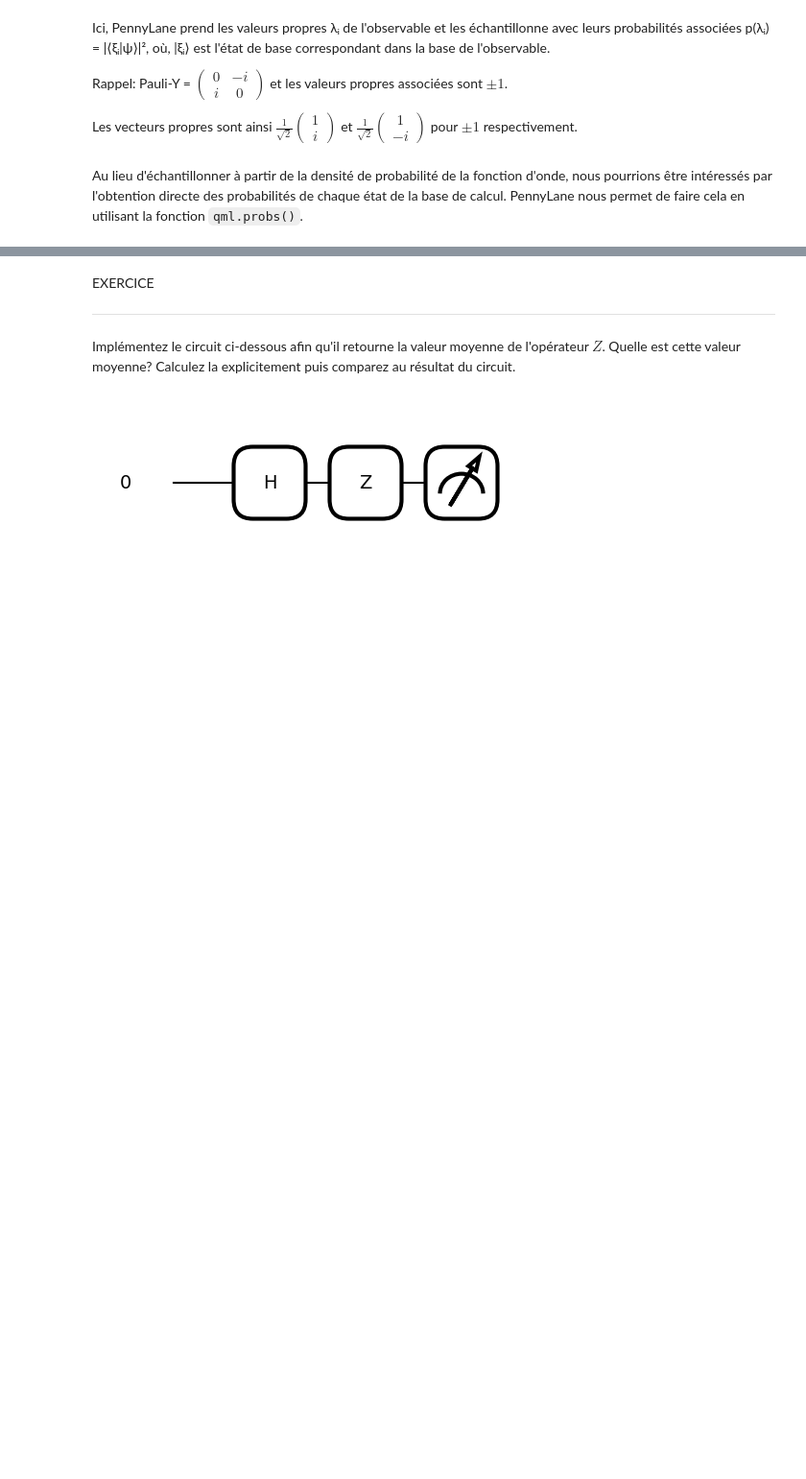
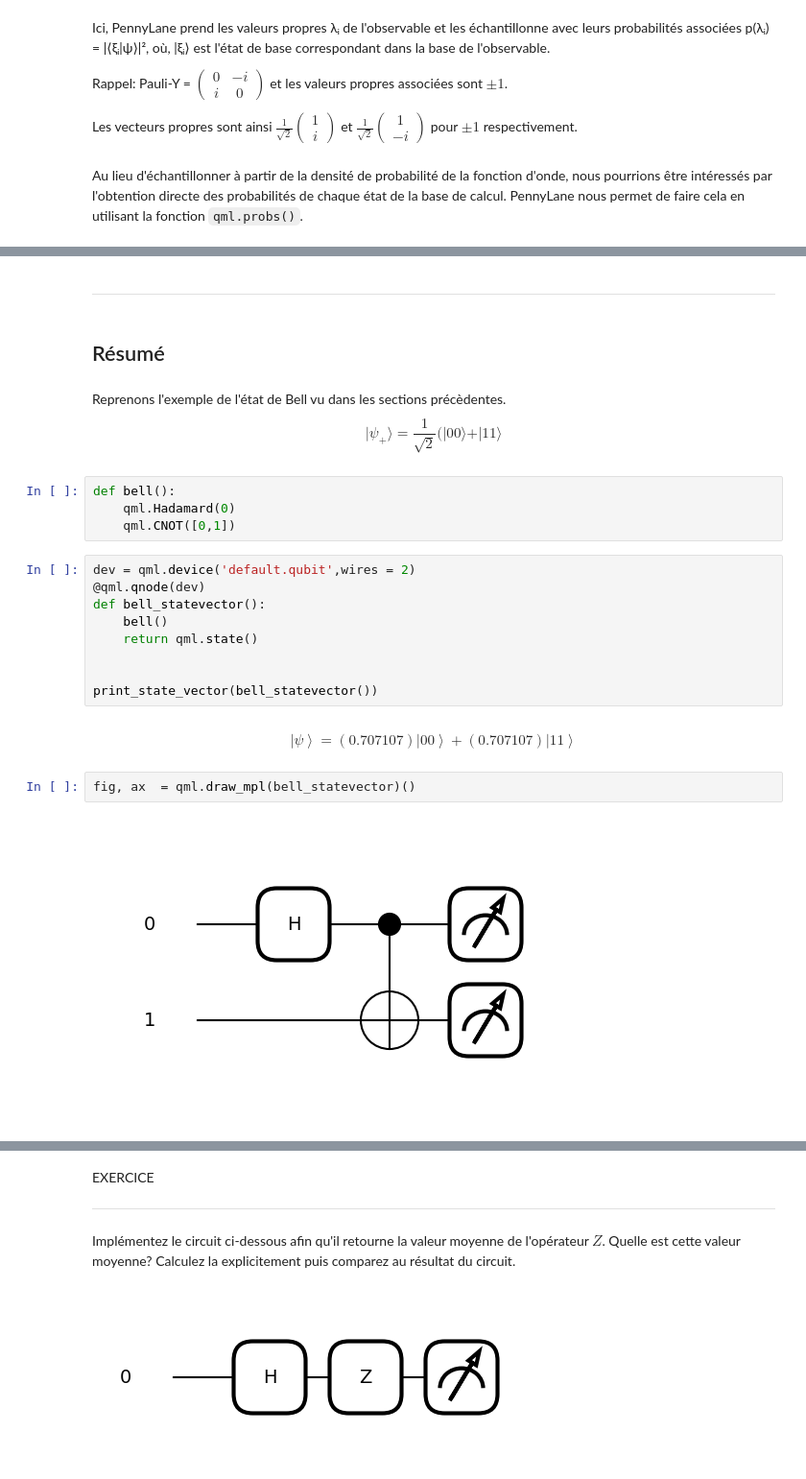
Before and after one commit to SamarShabanCS/ciq102-introduction-pennylane, a Jupyter notebook: Français/4.Mesure.ipynb, the cells around one changed output, grey strips where cells are left out. Shown at 96% size. Drawn from its saved outputs; the diff is of its cells as text; blank space fills up the shorter version.

Commit message:
ajouter du contenu section mesure

```diff
--- a/Français/4.Mesure.ipynb
+++ b/Français/4.Mesure.ipynb
@@ -88,0 +110,26 @@ Nous obtenons des probabilités d'observation d'environ 47% pour les états |00
+# %% [markdown]
+---
+# %% [markdown]
+## Résumé
+# %% [markdown]
+Reprenons l'exemple de l'état de Bell vu dans les sections précèdentes.
+$$\vert\psi_+ \rangle = \frac{1}{\sqrt{2}}(\vert 00 \rangle + \vert 11 \rangle$$
+# %%
+def bell():
+    qml.Hadamard(0)
+    qml.CNOT([0,1])
+# %%
+dev = qml.device('default.qubit',wires = 2)
+@qml.qnode(dev)
+def bell_statevector():
+    bell()
+    return qml.state()
+
+
+print_state_vector(bell_statevector())
+# %% [output]
+$$\left|\psi\right\rangle = (0.707107) \left|{00}\right\rangle + (0.707107) \left|{11}\right\rangle$$
+# %%
+fig, ax  = qml.draw_mpl(bell_statevector)()
+# %% [output]
+[figure, added]
```
Also changed, not shown: parts of 16 cells of this notebook.
